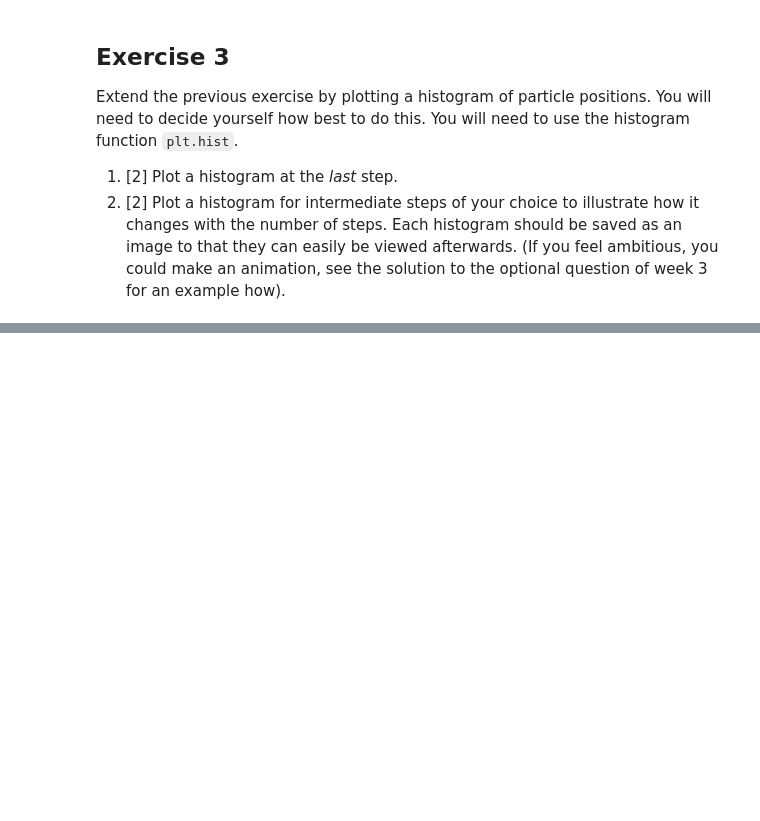
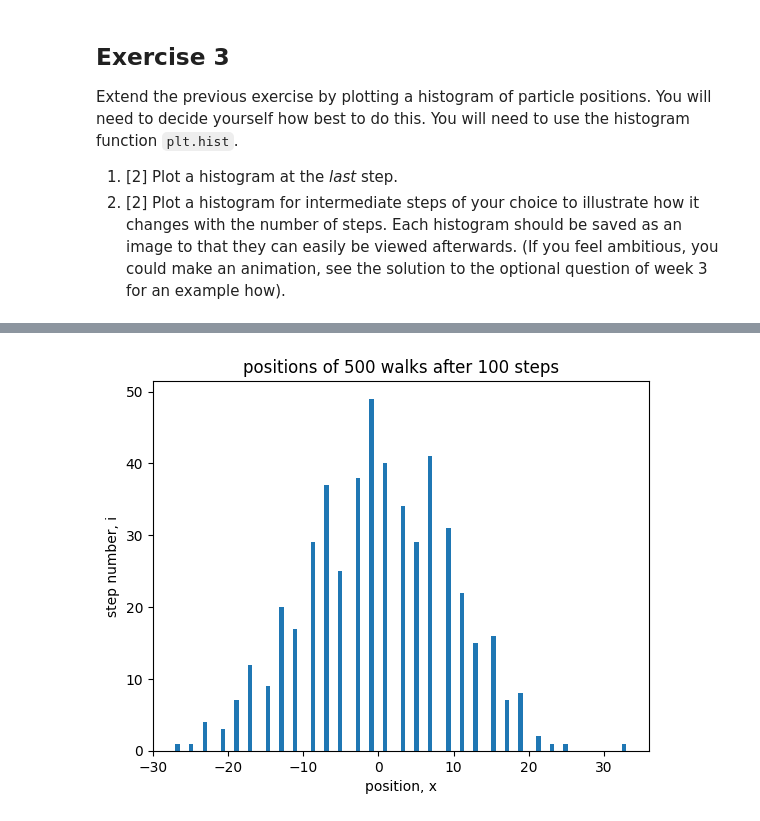
Before and after one commit to PX2145-2025/week-7-b-DixonMax, a Jupyter notebook: Random_walk.ipynb, the cells around one changed output, grey strips where cells are left out. Saved outputs shown, nothing was run; the diff lists cells and outputs as text; code cells hidden in the pictures; blank space fills up the shorter version.

```diff
--- a/Random_walk.ipynb
+++ b/Random_walk.ipynb
@@ -198,0 +165,8 @@ plt.close(fig)
+# %%
+plt.hist(particles[:, 100], bins=100)
+plt.ylabel('step number, i')
+plt.xlabel('position, x')
+plt.title('positions of 500 walks after 100 steps')
+plt.savefig('100 steps.png')
+# %% [output]
+[figure, added]
```
Also changed, not shown: parts of 15 cells of this notebook.
